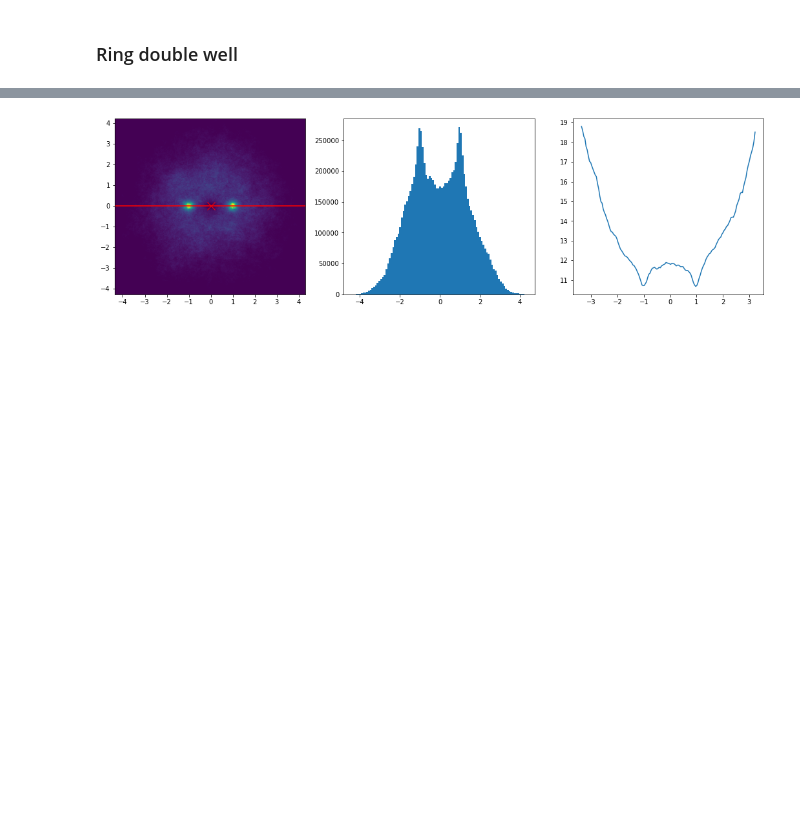
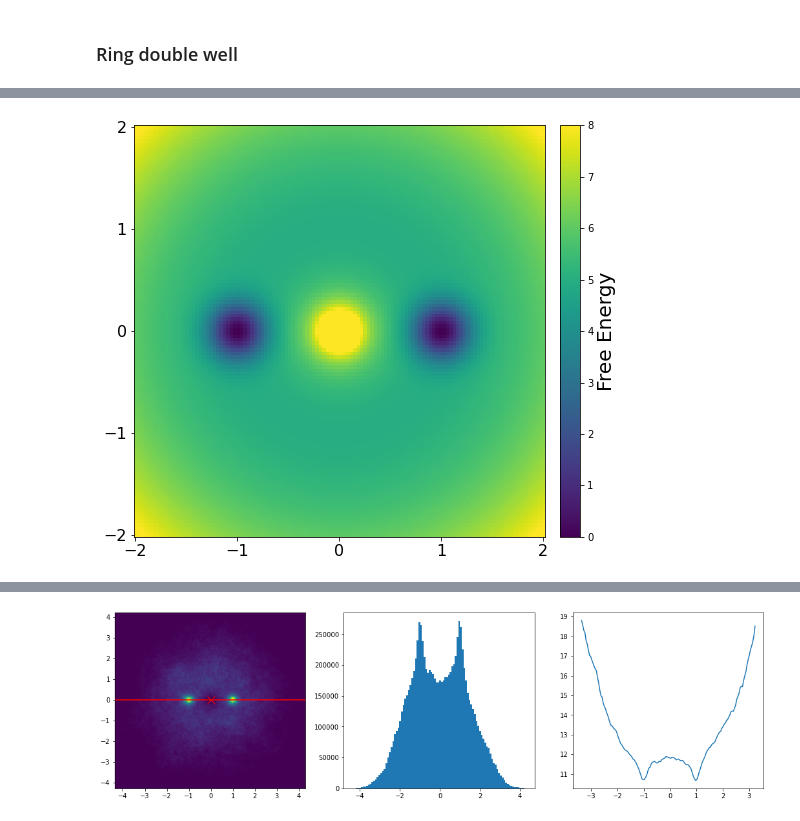
Before and after one commit to dominicp6/mdfeature, a Jupyter notebook: notebooks/EvaluationPipelineOnToyProblems.ipynb, the cells around one changed output, grey strips where cells are left out. Saved outputs shown, nothing was run; the diff lists cells and outputs as text; code cells hidden in the pictures; blank space fills up the shorter version.

```diff
--- a/notebooks/EvaluationPipelineOnToyProblems.ipynb
+++ b/notebooks/EvaluationPipelineOnToyProblems.ipynb
@@ -32,44 +27,3 @@ def diffusion_function(x):
-# %%
-# Shallow well (1D)
-def shallow_well_potential(x):
-    return 0.01 * x**2
-
-# Double well (1D)
-def double_well_potential(x):
-    h = 2
-    c = 2
-    return -(1/4)*(x**2)*(h**4) + (1/2)*(c**2)*(x**4)
-
-# Quadruple Well (2D)
-def quadruple_well_potential(x):
-    h = 2
-    c = 2
-    return (-(1/4)*(x[0]**2)*(h**4) + (1/2)*(c**2)*(x[0]**4))+(-(1/4)*(x[1]**2)*(h**4) + (1/2)*(c**2)*(x[1]**4))
-
-# Ring Double Well (2D)
-def ring_double_well_potential(x):
-    theta0 = np.pi
-    r0 = 1
-    w = 0.2
-    d = 5
-    r, theta = cart2pol(x[0], x[1])
-
-    return (1/r) * np.exp(r/r0) - d * np.exp(-((x[0]-r0)**2 + (x[1])**2)/(2*w**2)) - d * np.exp(-((x[0]-r0*np.cos(theta0))**2 + (x[1]-r0*np.sin(theta0))**2)/(2*w**2))
-
-# Muller-Brown Potential (2D)
-def muller_brown_potential(x):
-    A = (-200, -100, -170, 15)
-    a = (-1, -1, -6.5, 0.7)
-    b = (0, 0, 11, 0.6)
-    c = (-10, -10, -6.5, 0.7)
-    x0 = (1, 0, -0.5, -1)
-    y0 = (0, 0.5, 1.5, 1)
-
-    V = 0
-    for k in range(4):
-        V += A[k]*np.exp(a[k]*(x[0]-x0[k])**2 + b[k]*(x[0]-x0[k])*(x[1]-y0[k]) + c[k]*(x[1]-y0[k])**2)
-
-    return V
 # %% [markdown]
 ## Langevin Dynamics
 # %%
@@ -253,0 +218,4 @@ ring_double_well_samples = ring_double_well_sampler.simulate(number_of_steps=300
+# %%
+potential_contour_plot(x_min=-2, x_max=2, y_min=-2, y_max=2, U=ring_double_well_potential, vmin=0, vmax=8, save_name="RingDoubleWellPotential.pdf")
+# %% [output]
+[figure, added]
```
Also changed, not shown: parts of 13 cells of this notebook, 5 other files.
